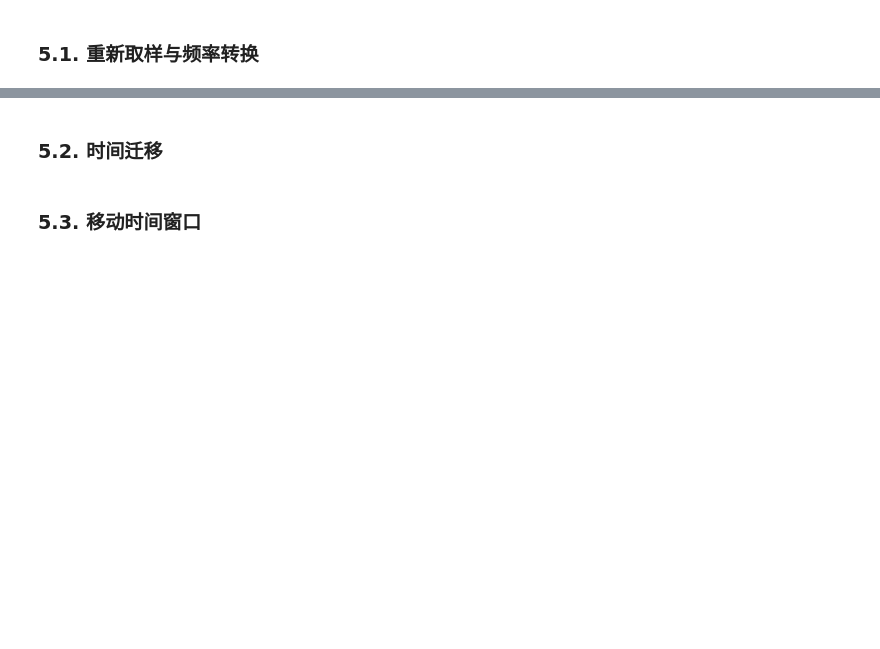
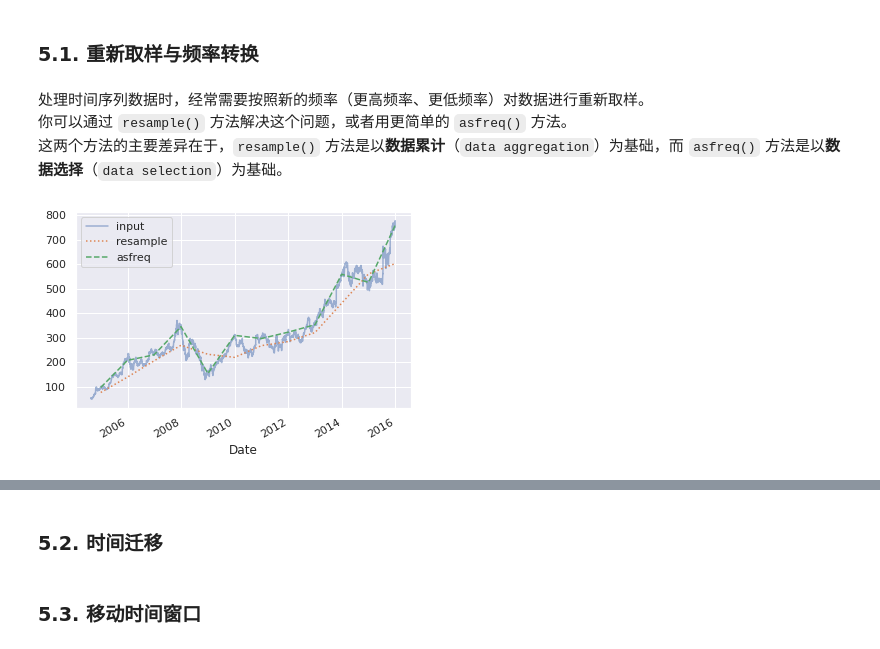
Before and after one commit to michaelbrucelin/HelloLanguage, a Jupyter notebook: Jupyter/Python/Book/Python数据科学手册/02-Pandas数据处理/12-处理时间序列.ipynb, the cells around one changed output, grey strips where cells are left out. Cells and saved outputs as stored; diff of their text form; code cells hidden in the pictures; blank space fills up the shorter version.

```diff
--- a/Jupyter/Python/Book/Python数据科学手册/02-Pandas数据处理/12-处理时间序列.ipynb
+++ b/Jupyter/Python/Book/Python数据科学手册/02-Pandas数据处理/12-处理时间序列.ipynb
@@ -222,2 +322,15 @@ TimedeltaIndex(['0 days', '1 days', '3 days', '4 days', '5 days'], dtype='timede
 # %% [markdown]
 ### 5.1. 重新取样与频率转换
+# %% [markdown]
+处理时间序列数据时，经常需要按照新的频率（更高频率、更低频率）对数据进行重新取样。
+你可以通过 `resample()` 方法解决这个问题，或者用更简单的 `asfreq()` 方法。
+这两个方法的主要差异在于，`resample()` 方法是以**数据累计**（`data aggregation`）为基础，而 `asfreq()` 方法是以**数据选择**（`data selection`）为基础。
+# %%
+# 用两种方法对数据进行向后取样（down-sample），这里用年末（'BA'，最后一个工作日）对数据进行重新取样
+# 注意这两种取样方法的差异：在每个数据点上，resample 反映的是上一年的均值，而 asfreq 反映的是上一年最后一个工作日的收盘价
+goog.plot(alpha=0.5, style='-')
+goog.resample('BA').mean().plot(style=':')
+goog.asfreq('BA').plot(style='--');
+plt.legend(['input', 'resample', 'asfreq'], loc='upper left');
+# %% [output]
+[figure, added]
```
Also changed, not shown: parts of 17 cells of this notebook, 1 other file.
